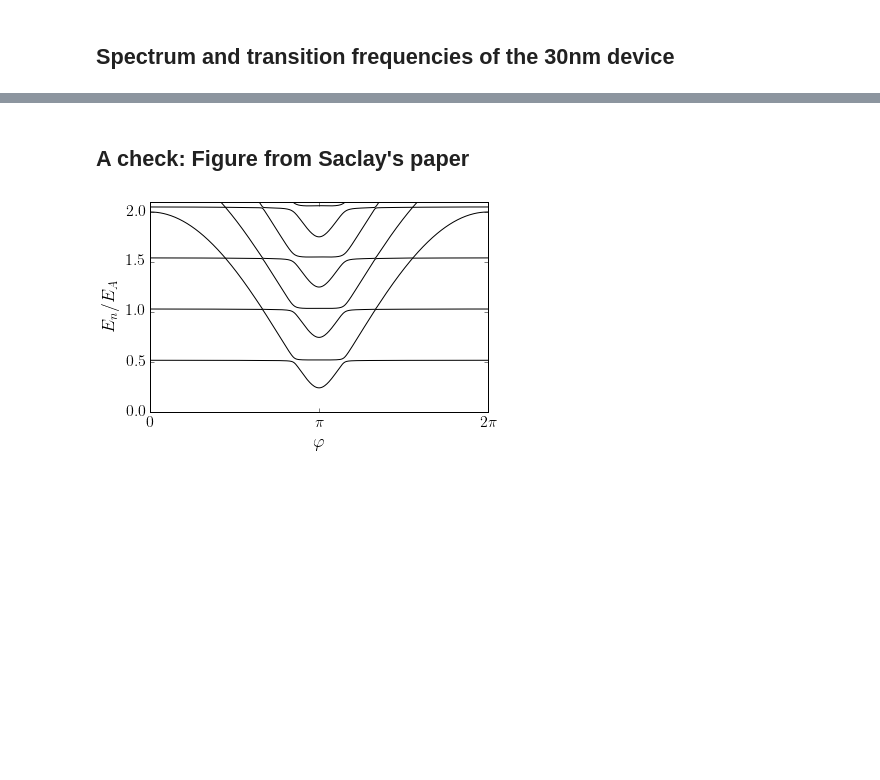
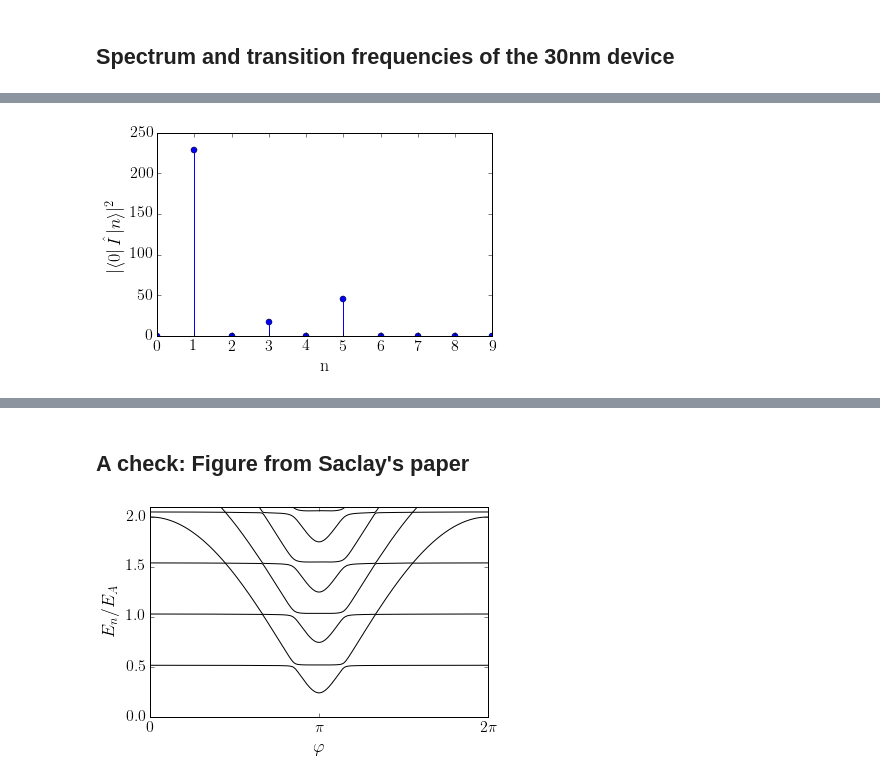
Before and after one commit to bernardvanheck/shared_notebooks, a Jupyter notebook: abs_qubit_spectrum.ipynb, the cells around one changed output, grey strips where cells are left out. Saved outputs shown, nothing was run; the diff lists cells and outputs as text; code cells hidden in the pictures; blank space fills up the shorter version.

```diff
--- a/abs_qubit_spectrum.ipynb
+++ b/abs_qubit_spectrum.ipynb
@@ -298,2 +309,31 @@ def current_matrix_elements_from_gs(p):
+# %%
+def potential_derivative(phi, p, s='0'):
+    r = np.sqrt(1 - p.T) # use reflection amplitude in the formulas, for brevity
+    if s == 'z':
+        phi = p.flux - phi
+        return - 0.5 * p.T * np.sin(0.5 * phi) * np.cos(r * 0.5 * phi)
+    elif s  == 'y':
+        phi = p.flux - phi
+        return + 0.5 * p.T * np.sin(0.5 * phi) * np.sin(r * 0.5 * phi)
+    elif s == '0':
+        return np.sin(phi)
+    else:
+        raise ValueError('wrong value of s')
+
+
+def current_operator(p, sparse=False):
+    #if hasattr(p, 'M')==False:
+    M = p.M if hasattr(p, 'M') else find_optimal_M(p)
+
+    ks = np.arange(-(M-1)/2, (M+1)/2, 1)
+    I0 = p.Ej * np.diag(np.array([potential_derivative(2 * np.pi * k / M, p, '0') for k in ks])) + 0j
+    Iz = p.Ea * np.diag(np.array([potential_derivative(2 * np.pi * k / M, p, 'z') for k in ks])) + 0j
+    Iy = p.Ea * np.diag(np.array([potential_derivative(2 * np.pi * k / M, p, 'y') for k in ks])) + 0j
+
+    I = np.bmat([[I0 + Iz, -1j * Iy], [1j * Iy, I0 - Iz]])
+    if sparse:
+        return sp.coo_matrix(I)
+    else:
+        return np.array(I)
 # %% [markdown]
 ## Spectrum and transition frequencies of the 30nm device
@@ -326,0 +387,12 @@ I imagine many of these states cannot be excited from the ground state via the m
+# %%
+p.flux = np.pi
+wavefunctions = eigenvectors(p).T
+iop = current_operator(p)
+matrix_elements = np.array([np.abs(np.conj(wavefunctions[0]).T.dot(iop).dot(wf))**2 for wf in wavefunctions])
+fig, ax = plt.subplots()
+ax.stem(matrix_elements[:10])
+ax.set_xlabel('n')
+ax.set_ylabel(r'$|\langle0|\,\hat{I}\,|n\rangle|^2$')
+plt.show()
+# %% [output]
+[figure, added]
```
Also changed, not shown: parts of 19 cells of this notebook.
